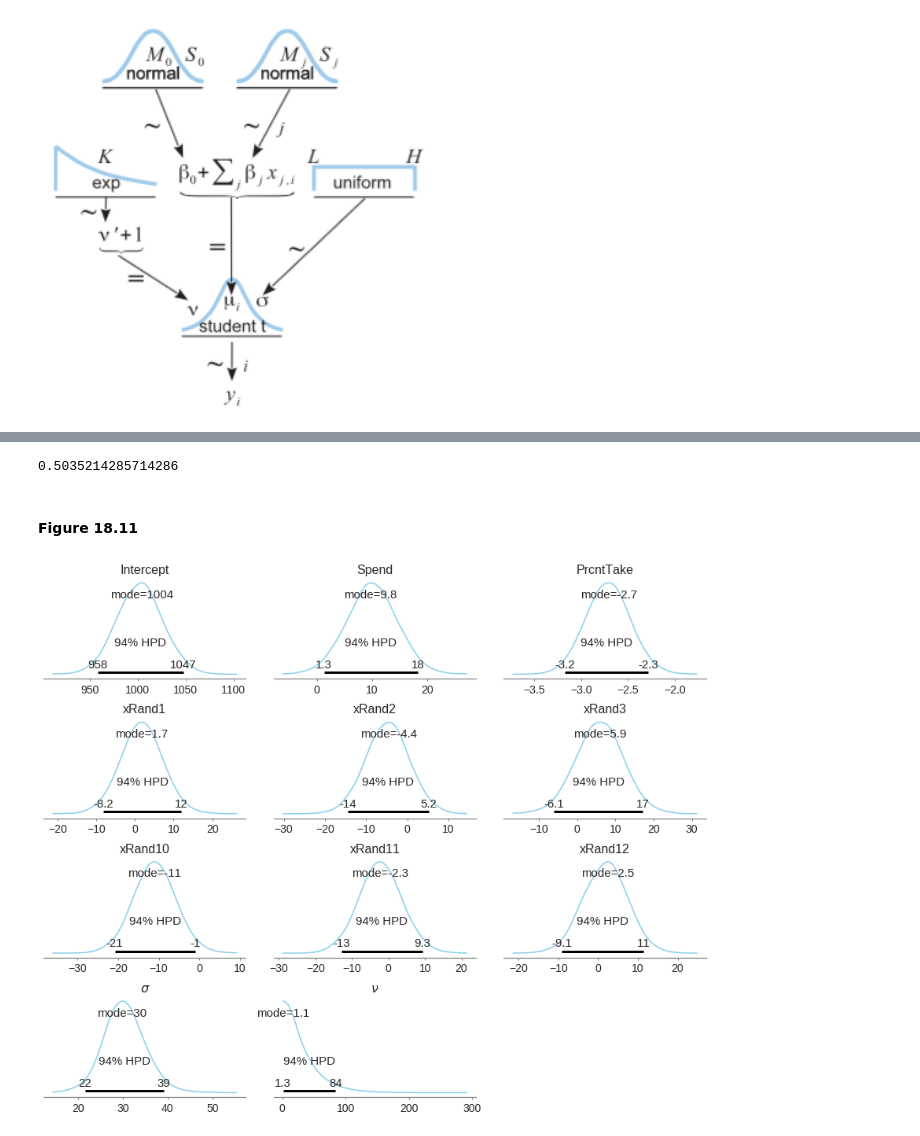
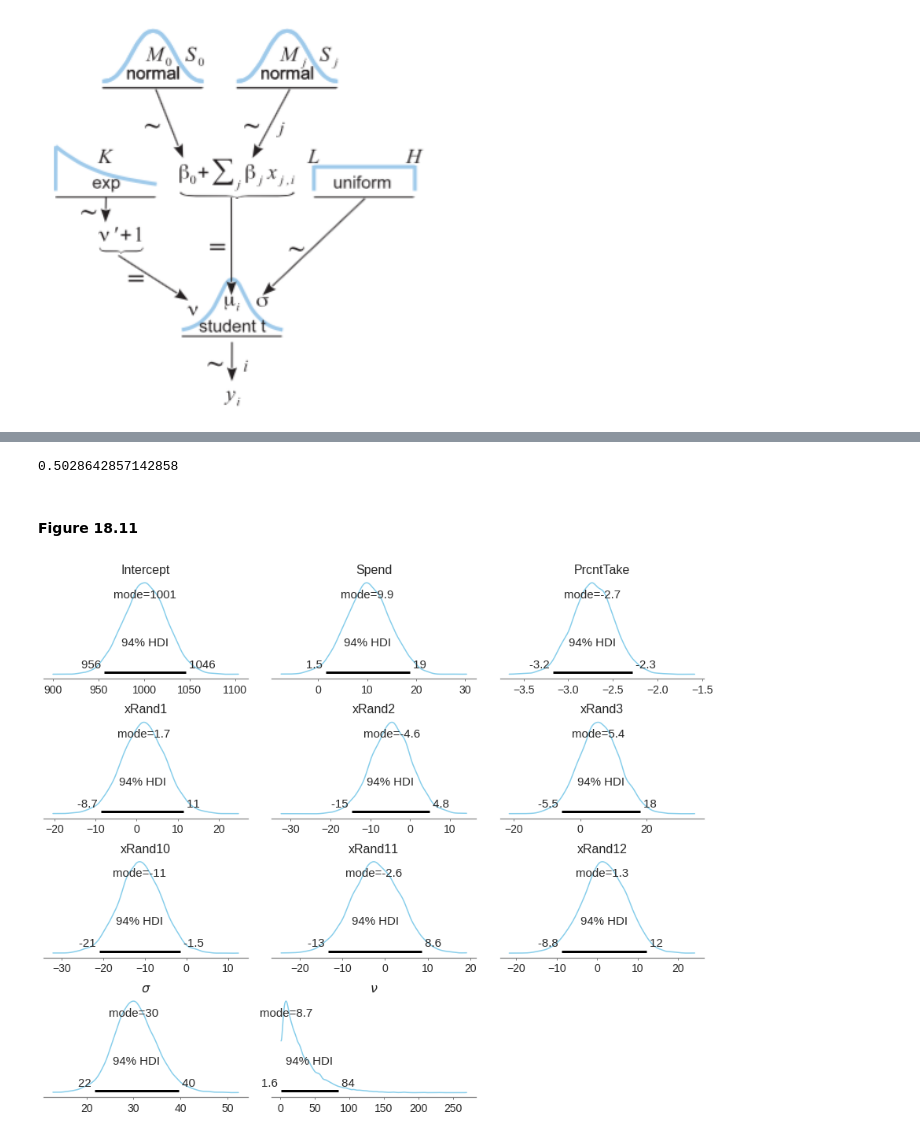
Before and after one commit to blue-worm/DBDA-python, a Jupyter notebook: Notebooks/Chapter 18.ipynb, the cells around one changed output, grey strips where cells are left out. Saved outputs shown, nothing was run; the diff lists cells and outputs as text; code cells hidden in the pictures.

```diff
--- a/Notebooks/Chapter 18.ipynb
+++ b/Notebooks/Chapter 18.ipynb
@@ -179,7 +183,7 @@ with pm.Model() as model2:
     likelihood = pm.StudentT('likelihood', nu=nu, mu=zmu, lam=1/zsigma**2, observed=zy)
 # %%
 with model2:
-    trace2 = pm.sample(5000)
+    trace2 = pm.sample(5000, target_accept=0.9)
 # %% [output]
 Auto-assigning NUTS sampler...
 Initializing NUTS using jitter+adapt_diag...
@@ -280,7 +287,7 @@ with pm.Model() as model3:
     likelihood = pm.StudentT('likelihood', nu=nu, mu=zmu, lam=1/zsigma**2, observed=zy)
 # %%
 with model3:
-    trace3 = pm.sample(20000)
+    trace3 = pm.sample(20000, target_accept=0.9)
 # %% [output]
 Auto-assigning NUTS sampler...
 Initializing NUTS using jitter+adapt_diag...
@@ -308,7 +316,7 @@ for ax, estimate, title, xlabel in zip(fig.axes,
                                [intercept, spend, prcnttake, spendxprcnt, scale, normality],
                                ['Intercept', 'Spend', 'PrcntTake', 'SpendXPrcnt', 'Scale', 'Normality'],
                                [r'$\beta_0$', r'$\beta_1$', r'$\beta_2$', r'$\beta_3$', r'$\sigma$', r'$\nu$']):
-    pm.plot_posterior(estimate, point_estimate='mode', ax=ax, color=color)
+    az.plot_posterior(estimate, point_estimate='mode', ax=ax, color=color)
     ax.set_title(title, fontdict=f_dict)
     ax.set_xlabel(xlabel, fontdict=f_dict)
 
@@ -425,7 +433,7 @@ with pm.Model() as model4:
     likelihood = pm.StudentT('likelihood', nu=nu, mu=zmu, lam=1/zsigma**2, observed=zy4)
 # %%
 with model4:
-    trace4 = pm.sample(5000)
+    trace4 = pm.sample(5000, target_accept=0.9)
 # %% [output]
 Auto-assigning NUTS sampler...
 Initializing NUTS using jitter+adapt_diag...
@@ -438,7 +449,7 @@ pm.traceplot(trace4);
 # %%
-np.mean(trace4['zbetaj'] < 0)
+(trace4['zbetaj'] < 0).mean()
 # %% [output]
-0.5035214285714286
+0.5028642857142858
 # %% [markdown]
 #### Figure 18.11
 # %%
@@ -452,34 +463,34 @@ spend = betaj[:,0]
 prcnttake =  betaj[:,1]
 #normality = np.log10(trace4['nu'])
 normality = trace4['nu']
 
 fig, axes = plt.subplots(4,3, figsize=(12,10))
 
 # Intercept
 pm.plot_posterior(intercept, point_estimate='mode', ax=axes.flatten()[0], color=color)
 axes.flatten()[0].set_title('Intercept', fontdict=f_dict)
 
 # Spend & PrcntTale
 pm.plot_posterior(spend, point_estimate='mode', ax=axes.flatten()[1], color=color)
 axes.flatten()[1].set_title('Spend', fontdict=f_dict)
-pm.plot_posterior(prcnttake, point_estimate='mode', ax=axes.flatten()[2], color=color)
+az.plot_posterior(prcnttake, point_estimate='mode', ax=axes.flatten()[2], color=color)
 axes.flatten()[2].set_title('PrcntTake', fontdict=f_dict)
 
 # Randomly generated predictors
 for ax, j in enumerate([2,3,4,11,12,13]):
     pm.plot_posterior(betaj[:,j], point_estimate='mode', ax=axes.flatten()[ax+3], color=color)
     axes.flatten()[ax+3].set_title(X4.columns[j], fontdict=f_dict)
 
 # Scale
-pm.plot_posterior(scale, point_estimate='mode', ax=axes.flatten()[9], color=color)
+az.plot_posterior(scale, point_estimate='mode', ax=axes.flatten()[9], color=color)
 axes.flatten()[9].set_title(r'$\sigma$', fontdict=f_dict)
 
 # Normality
-pm.plot_posterior(normality, point_estimate='mode', ax=axes.flatten()[10], color=color)
+az.plot_posterior(normality, point_estimate='mode', ax=axes.flatten()[10], color=color)
 axes.flatten()[10].set_title(r'$\nu$', fontdict=f_dict);
 
 axes.flatten()[11].set_visible(False)
 
 fig.tight_layout()
 # %% [output]
-[figure, old version]
+[figure, new version]
```
Also changed, not shown: parts of 17 cells of this notebook.
